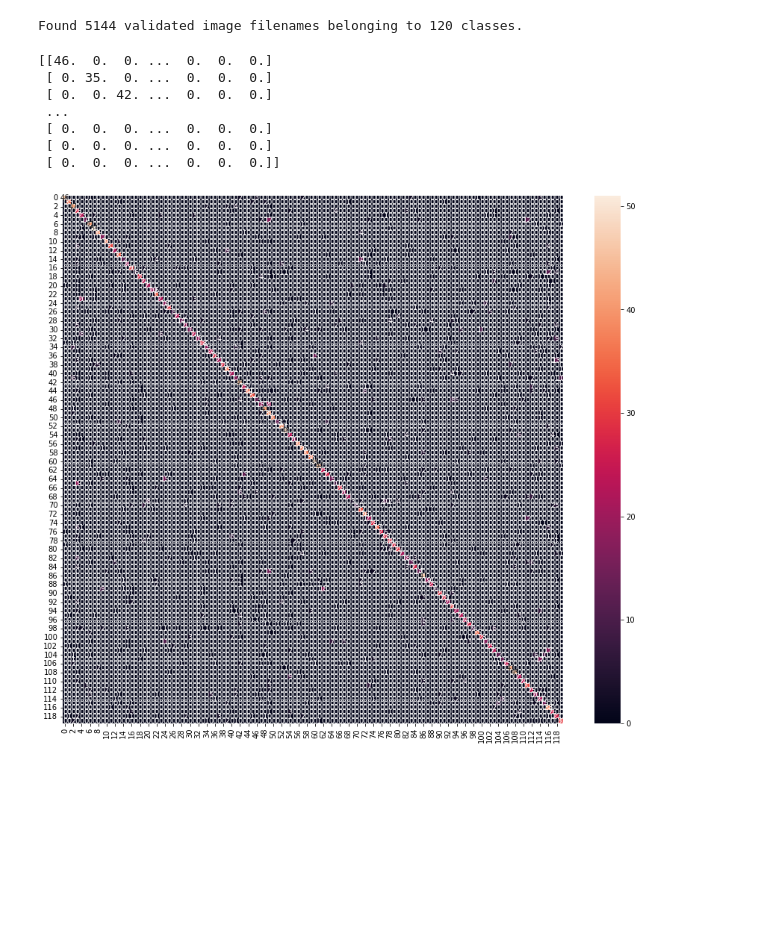
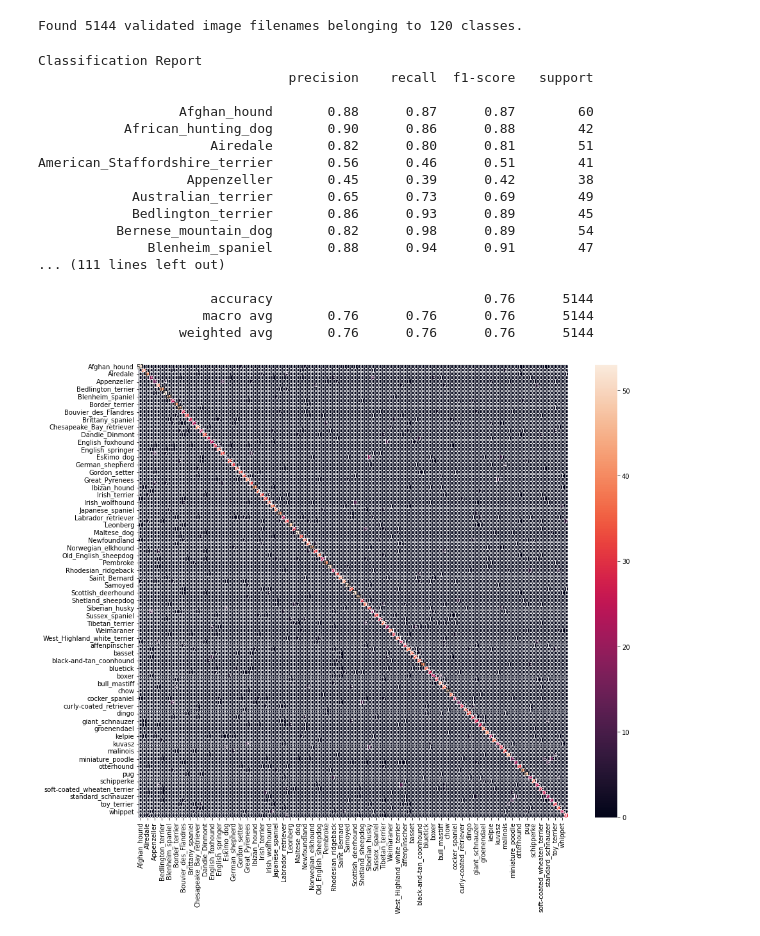
Before and after one commit to cocogne2/projet6, a Jupyter notebook: projet.ipynb, the cells around one changed output. Saved outputs shown, nothing was run; the diff lists cells and outputs as text; code cells hidden in the pictures; blank space fills up the shorter version.

```diff
--- a/projet.ipynb
+++ b/projet.ipynb
@@ -86,14 +86,14 @@ cpu()
 # Configuration des paramètres principaux du modèle
 # ---------------------------------------------------------------------------
 # Le chemin vers la sauvegarde du réseau
-model_savepath    = os.path.join(path_to_data,'cnn_vgg16_model_trained_sans_drop_2000_400.h5')
+model_savepath    = os.path.join(path_to_data,'cnn_vgg16_model_trained_1000_200_tanh_sgd_v2.h5')
 
 # Les chemins vers les jeu de données
 TRAINING_DIR      = os.path.join(path_to_data,'images_crop')
 TESTING_DIR       = os.path.join(path_to_data,'test')
 
 IMGSIZE       = 224    # Taille de l'image en input
-EPOCH         = 100     # nombre d'epoch
+EPOCH         = 25     # nombre d'epoch
 BATCH_SIZE    = 50     # traitement par batch d'images avant la descente de gradient
 TRAIN         = True   # Entrainement ou utilisation d'un réseau déjà entrainé
 # %%
@@ -283,43 +292,54 @@ while x2<valid2_generator.n-1:
   x2=x2+1
 # %% [output]
 Found 5144 validated image filenames belonging to 120 classes.
-# %%
-mat_train=np.zeros((120,120))
-i=0
-while i<valid2_generator.n-1:
-  il=0
-  while il<20:
-    ic=0
-    while ic<20:
-      if pred_labels[i]==il and true_labels[i]==ic:
-        mat_train[il,ic]=mat_train[il,ic]+1
-      ic=ic+1
-    il=il+1
-  i=i+1
-print(mat_train)
-np.savetxt(os.path.join(path_to_data,'mat_train_sans_drop_2000_400.csv'), mat_train, delimiter=',')
-# %% [output]
-[[46.  0.  0. ...  0.  0.  0.]
- [ 0. 35.  0. ...  0.  0.  0.]
- [ 0.  0. 42. ...  0.  0.  0.]
- ...
- [ 0.  0.  0. ...  0.  0.  0.]
- [ 0.  0.  0. ...  0.  0.  0.]
- [ 0.  0.  0. ...  0.  0.  0.]]
 # %%
+from sklearn.metrics import classification_report
+def class_report(model,valid_dataset,valid_labels,dog_race_dict):
+    '''
+    Computes and displays classification reports.
+    '''
+    Y_pred = model.predict(valid_dataset)
+    valid_labels_pred = np.argmax(Y_pred, axis=1)
+    print('Classification Report')
+    a=classification_report(valid_labels, valid_labels_pred, target_names=dog_race_dict.keys())
+    print(a)
+    return a
 import seaborn as sn
 from sklearn.metrics import confusion_matrix
 def conf_matr(model,valid_dataset,valid_labels,dog_race_dict):
     '''
     Computes and plots the confusion matrix
     '''
     Y_pred = model.predict(valid_dataset)
     valid_labels_pred = np.argmax(Y_pred, axis=1)
     array = confusion_matrix(valid_labels, valid_labels_pred)
     df_cm = pd.DataFrame(array, index = [i for i in dog_race_dict.keys()],
                       columns = [i for i in dog_race_dict.keys()])
+
     plt.figure(figsize = (15,13)).patch.set_facecolor('w')
     sn.heatmap(df_cm, annot=True)
-conf_matr(net_final,valid2_generator,true_labels,dog_race_dict=new_dict)
+    return df_cm
+df_cm=conf_matr(net_final,valid2_generator,true_labels,dog_race_dict=class_dict)
+df_cm.to_csv(os.path.join(path_to_data,'confusion_matrix_3layers.csv'),index = True, header=True)
+class_report=class_report(net_final,valid2_generator,true_labels,dog_race_dict=class_dict)
+with open(os.path.join(path_to_data,'class_report_3layers.txt'), "w") as text_file:
+    text_file.write(class_report)
 # %% [output]
+Classification Report
+                                precision    recall  f1-score   support
+
+                  Afghan_hound       0.88      0.87      0.87        60
+           African_hunting_dog       0.90      0.86      0.88        42
+                      Airedale       0.82      0.80      0.81        51
+American_Staffordshire_terrier       0.56      0.46      0.51        41
+                   Appenzeller       0.45      0.39      0.42        38
+            Australian_terrier       0.65      0.73      0.69        49
+            Bedlington_terrier       0.86      0.93      0.89        45
+          Bernese_mountain_dog       0.82      0.98      0.89        54
+              Blenheim_spaniel       0.88      0.94      0.91        47
+... (111 lines left out)
+
+                      accuracy                           0.76      5144
+                     macro avg       0.76      0.76      0.76      5144
+                  weighted avg       0.76      0.76      0.76      5144
-[figure, old version]
+[figure, new version]
```
Also changed, not shown: parts of 5 cells of this notebook.
